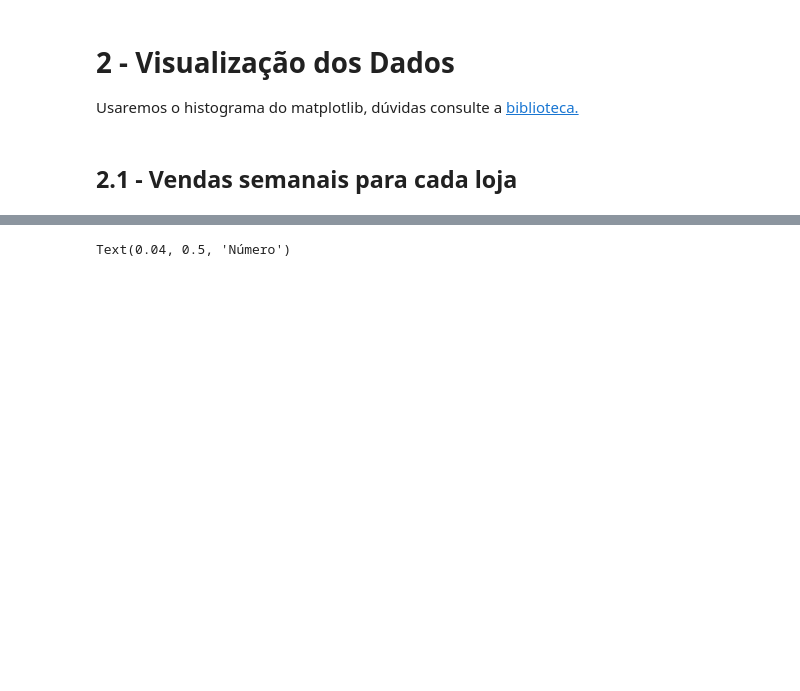
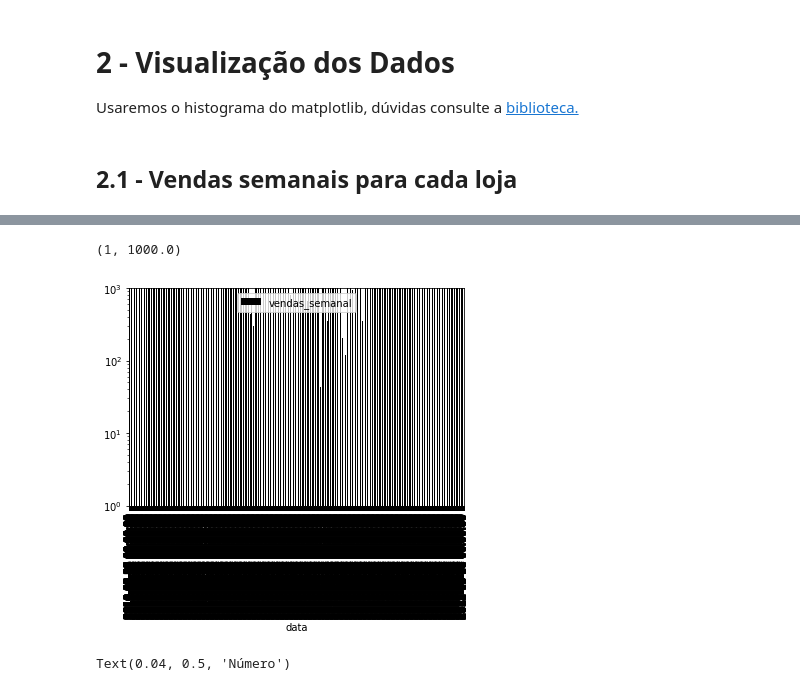
Before and after one commit to SamuelSousaFerreira/Analise-de-lojas-de-varejo, a Jupyter notebook: Análise_de_varejo.ipynb, the cells around one changed output, grey strips where cells are left out. Cells and saved outputs as stored; diff of their text form; code cells hidden in the pictures; blank space fills up the shorter version.

```diff
--- a/Análise_de_varejo.ipynb
+++ b/Análise_de_varejo.ipynb
@@ -159,7 +167,7 @@ memory usage: 13.3+ MB
 # %% [markdown]
 Obervamos que não valores nulos no dataset de vendas pois os números de colunas totais e non-null coincidem. Mas notamos que a data está como object e será melhor alterar isso também.
 # %%
-vendas['data'] = pd.to_datetime(vendas['data'])
+vendas['data'] = pd.to_datetime(vendas.data)
 vendas.data #está no formato de data
 # %% [output]
 0        2010-05-02
@@ -250,3 +273,14 @@ Usaremos o histograma do matplotlib, dúvidas consulte a [biblioteca.](https://m
+# %%
+a = vendas[vendas['loja'] == 1]
+ax =a.plot(x='data', y='vendas_semanal',kind='bar', color=['black'] )
+ax.set_yscale('log') #tentei com 'linear' e a melhor visualização foi com log
+#ax.set_xscale('log')
+ax.set_ylim(1,1e3)
+#ax.set_xlim(5e2,1e6)
+#para evitar que os gráfico fiquem nesse formato optou-se por colocar em escalar logaritmica
+# %% [output]
+(1, 1000.0)
+[figure, added]
 # %%
 fig, eixo = plt.subplots(7, 7, sharex=True, sharey=True,figsize=(15,10))
 s = 1
```
Also changed, not shown: parts of 14 cells of this notebook.
